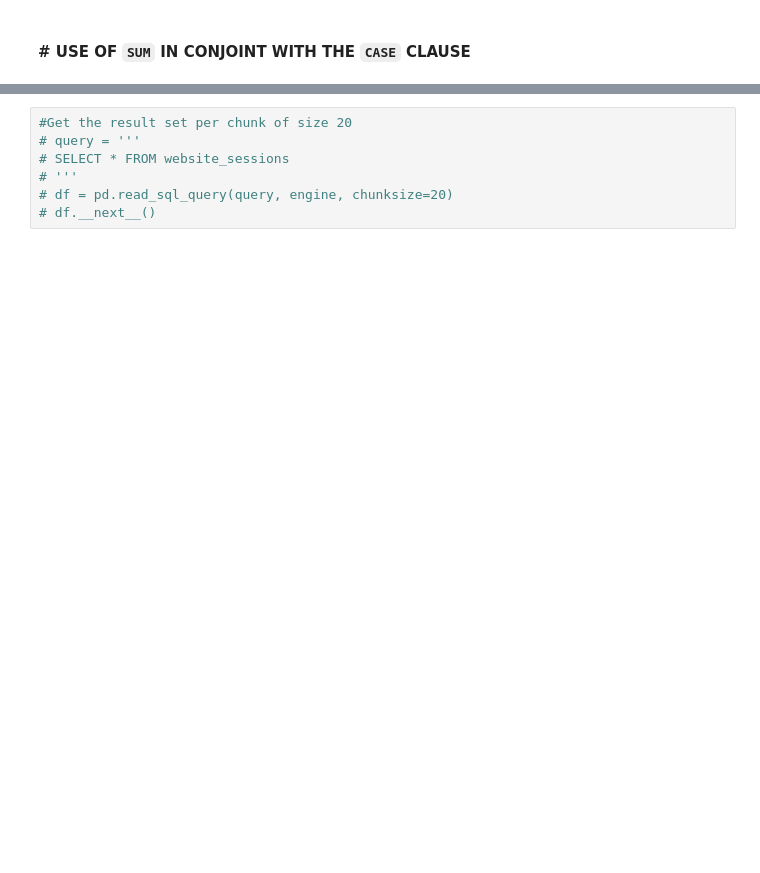
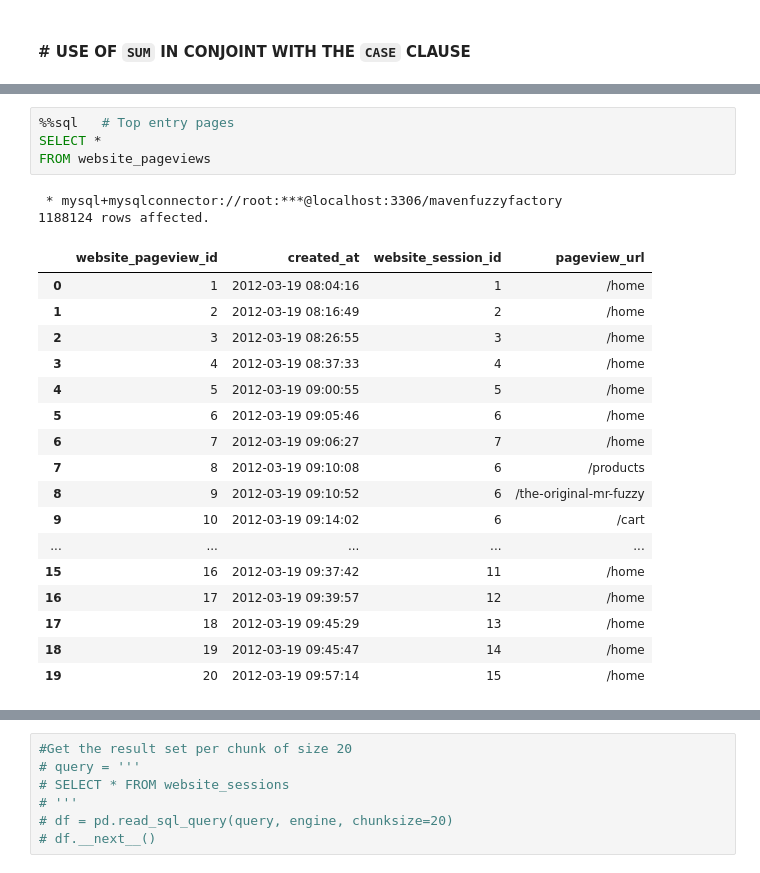
Before and after one commit to naivomah3/sql-data-profiling, a Jupyter notebook: MavenFuzzyFactory - Data Profiling.ipynb, the cells around one changed output, grey strips where cells are left out. Cells and saved outputs as stored; diff of their text form; blank space fills up the shorter version.

```diff
--- a/MavenFuzzyFactory - Data Profiling.ipynb
+++ b/MavenFuzzyFactory - Data Profiling.ipynb
@@ -280,3 +395,27 @@ GROUP BY
+# %%
+%%sql   # Top entry pages
+SELECT *
+FROM website_pageviews
+# %% [output]
+ * mysql+mysqlconnector://root:***@localhost:3306/mavenfuzzyfactory
+1188124 rows affected.
+|  | website_pageview_id | created_at | website_session_id | pageview_url |
+| 0 | 1 | 2012-03-19 08:04:16 | 1 | /home |
+| 1 | 2 | 2012-03-19 08:16:49 | 2 | /home |
+| 2 | 3 | 2012-03-19 08:26:55 | 3 | /home |
+| 3 | 4 | 2012-03-19 08:37:33 | 4 | /home |
+| 4 | 5 | 2012-03-19 09:00:55 | 5 | /home |
+| 5 | 6 | 2012-03-19 09:05:46 | 6 | /home |
+| 6 | 7 | 2012-03-19 09:06:27 | 7 | /home |
+| 7 | 8 | 2012-03-19 09:10:08 | 6 | /products |
+| 8 | 9 | 2012-03-19 09:10:52 | 6 | /the-original-mr-fuzzy |
+| 9 | 10 | 2012-03-19 09:14:02 | 6 | /cart |
+| ... | ... | ... | ... | ... |
+| 15 | 16 | 2012-03-19 09:37:42 | 11 | /home |
+| 16 | 17 | 2012-03-19 09:39:57 | 12 | /home |
+| 17 | 18 | 2012-03-19 09:45:29 | 13 | /home |
+| 18 | 19 | 2012-03-19 09:45:47 | 14 | /home |
+| 19 | 20 | 2012-03-19 09:57:14 | 15 | /home |
 # %%
 %%sql
 SELECT *
```
Also changed, not shown: parts of 24 cells of this notebook, 2 other files.
